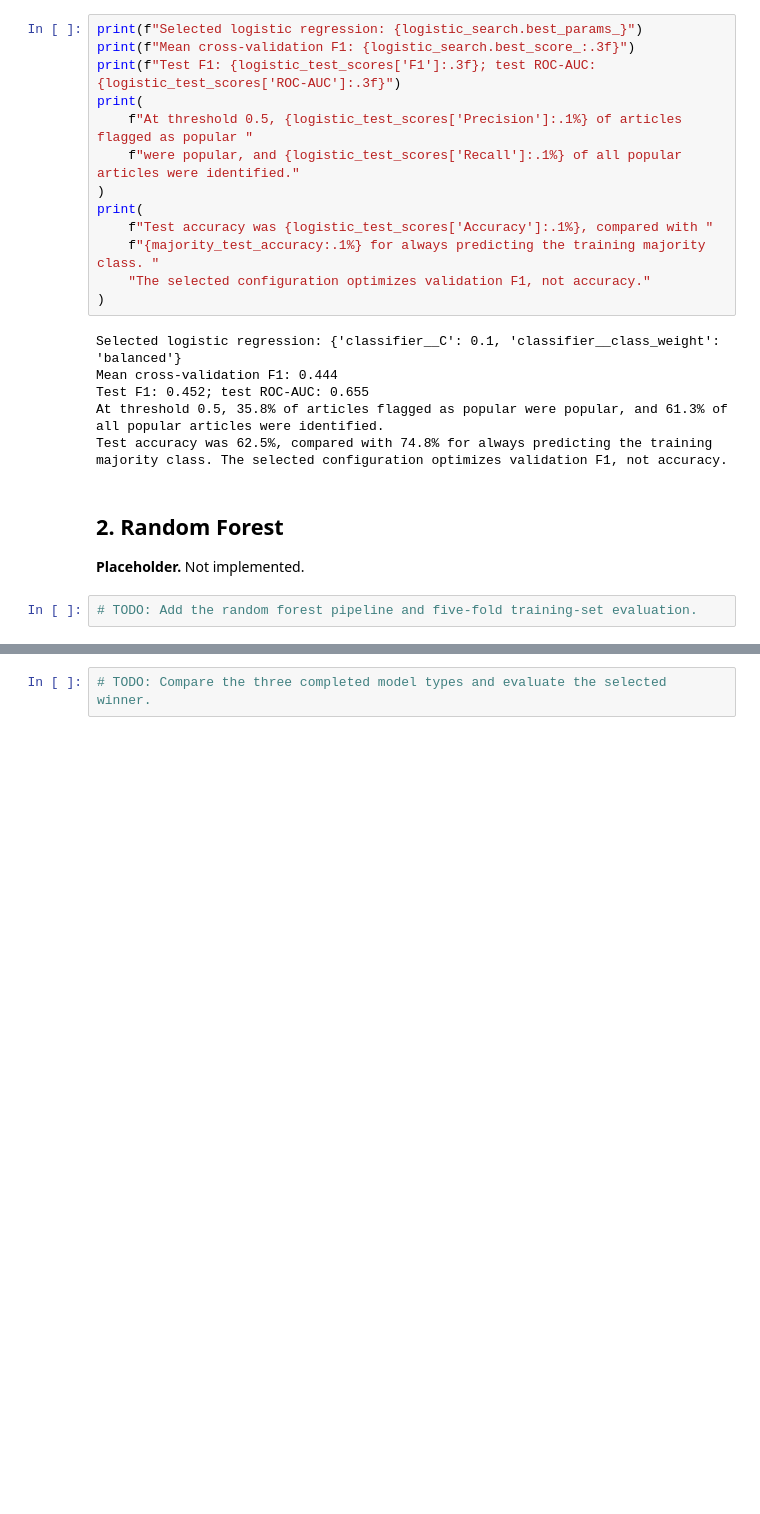
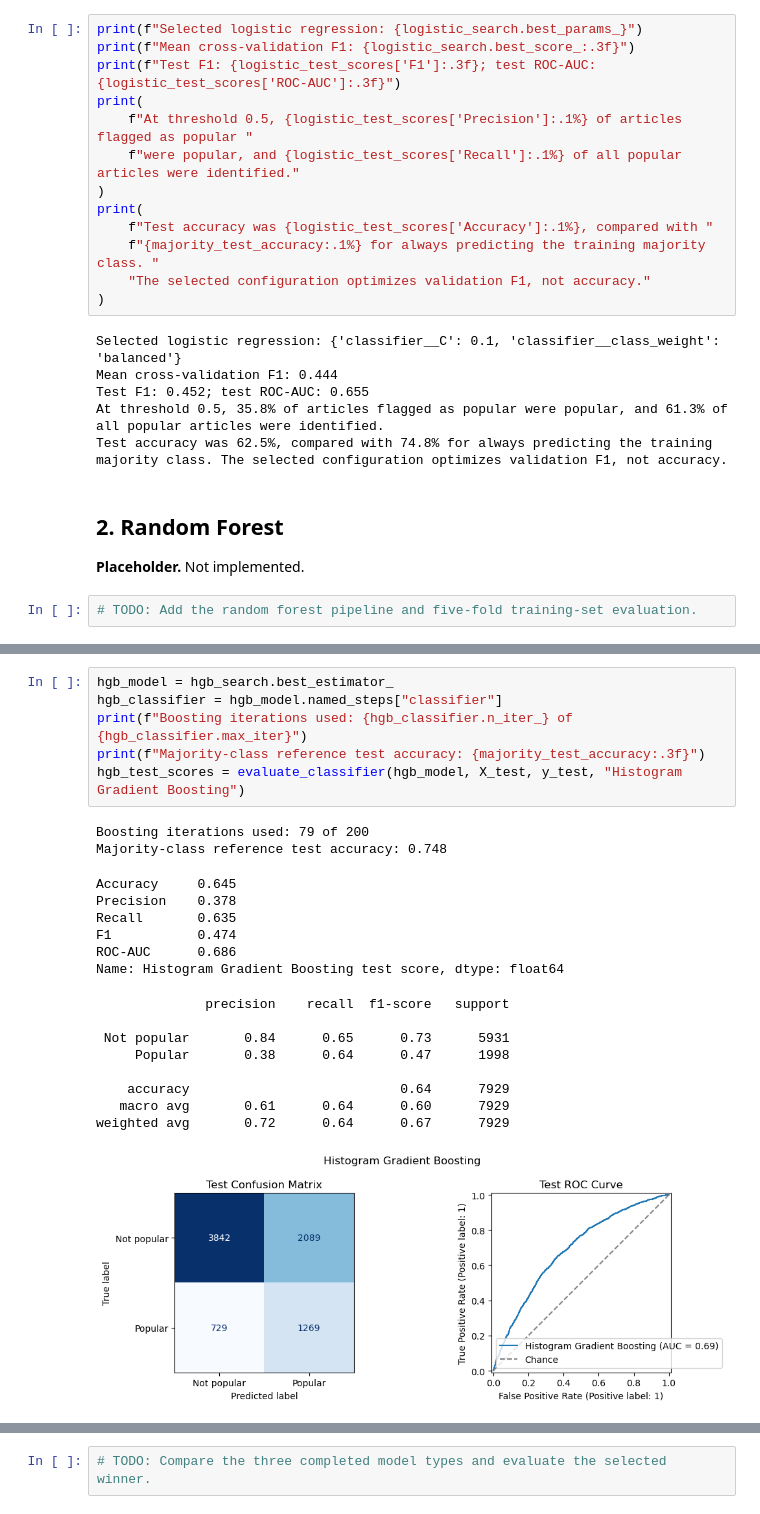
Before and after one commit to satam2/news-popularity-data-project, a Jupyter notebook: ml_models.ipynb, the cells around one changed output, grey strips where cells are left out. Saved outputs shown, nothing was run; the diff lists cells and outputs as text; blank space fills up the shorter version.

```diff
--- a/ml_models.ipynb
+++ b/ml_models.ipynb
@@ -355,0 +446,24 @@ Test accuracy was 62.5%, compared with 74.8% for always predicting the training
+# %%
+hgb_model = hgb_search.best_estimator_
+hgb_classifier = hgb_model.named_steps["classifier"]
+print(f"Boosting iterations used: {hgb_classifier.n_iter_} of {hgb_classifier.max_iter}")
+print(f"Majority-class reference test accuracy: {majority_test_accuracy:.3f}")
+hgb_test_scores = evaluate_classifier(hgb_model, X_test, y_test, "Histogram Gradient Boosting")
+# %% [output]
+Boosting iterations used: 79 of 200
+Majority-class reference test accuracy: 0.748
+Accuracy     0.645
+Precision    0.378
+Recall       0.635
+F1           0.474
+ROC-AUC      0.686
+Name: Histogram Gradient Boosting test score, dtype: float64
+              precision    recall  f1-score   support
+
+ Not popular       0.84      0.65      0.73      5931
+     Popular       0.38      0.64      0.47      1998
+
+    accuracy                           0.64      7929
+   macro avg       0.61      0.64      0.60      7929
+weighted avg       0.72      0.64      0.67      7929
+[figure, added]
```
Also changed, not shown: parts of 19 cells of this notebook, 2 other files.
